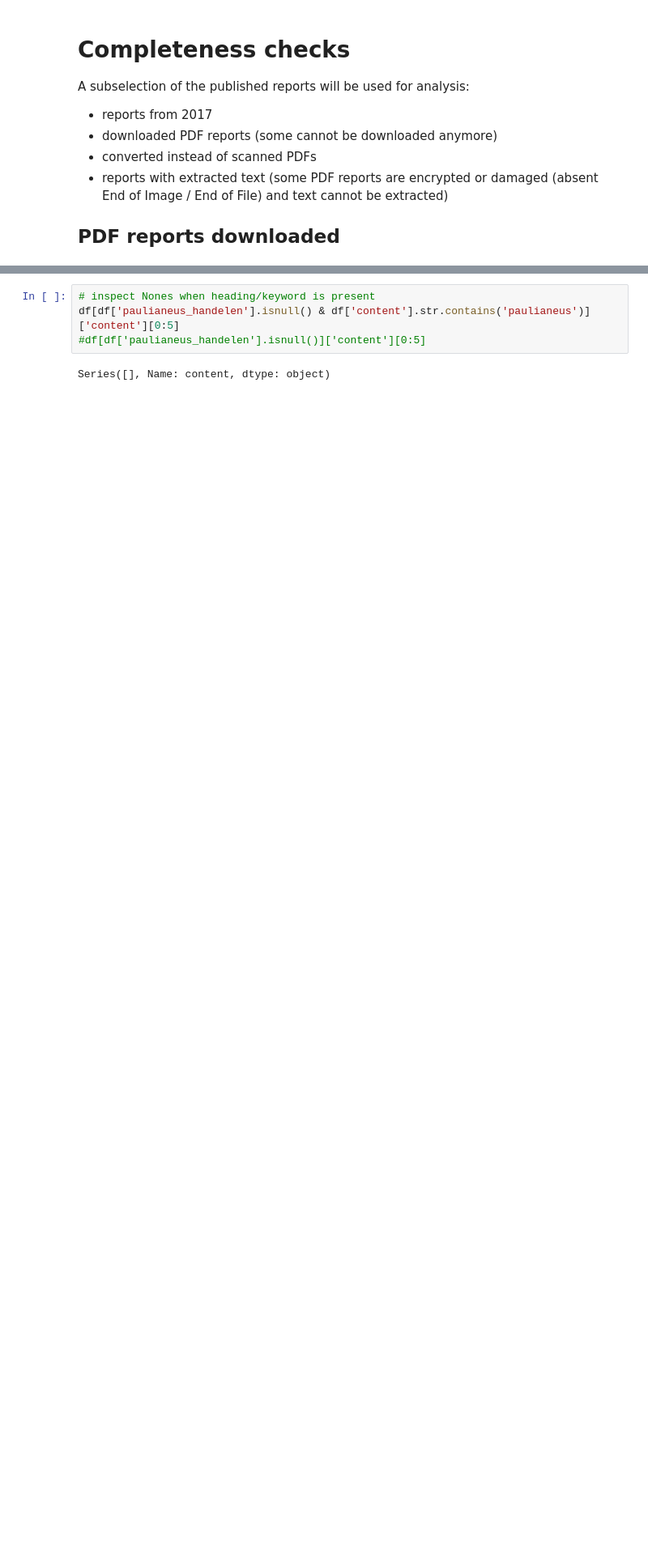
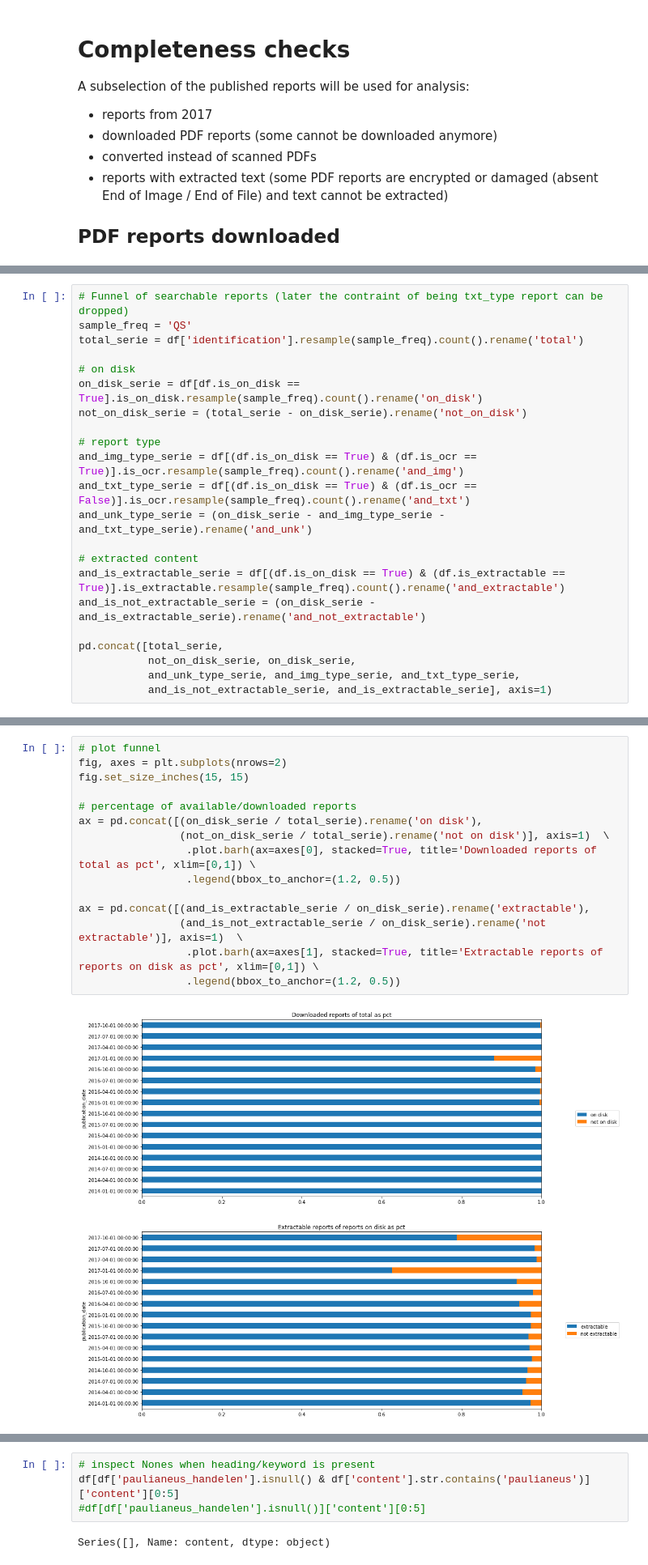
Before and after one commit to quantleap/is-ds-thesis, a Jupyter notebook: notebooks/Reports - dataset description.ipynb, the cells around one changed output, grey strips where cells are left out. Shown at 81% size. Drawn from its saved outputs; the diff is of its cells as text; blank space fills up the shorter version.

```diff
--- a/notebooks/Reports - dataset description.ipynb
+++ b/notebooks/Reports - dataset description.ipynb
@@ -147,0 +104,22 @@ Results: The chart shows download percentage **for all** insolvents. Effort will
+# %%
+# Funnel of searchable reports (later the contraint of being txt_type report can be dropped)
+sample_freq = 'QS'
+total_serie = df['identification'].resample(sample_freq).count().rename('total')
+
+# on disk
+on_disk_serie = df[df.is_on_disk == True].is_on_disk.resample(sample_freq).count().rename('on_disk')
+not_on_disk_serie = (total_serie - on_disk_serie).rename('not_on_disk')
+
+# report type
+and_img_type_serie = df[(df.is_on_disk == True) & (df.is_ocr == True)].is_ocr.resample(sample_freq).count().rename('and_img')
+and_txt_type_serie = df[(df.is_on_disk == True) & (df.is_ocr == False)].is_ocr.resample(sample_freq).count().rename('and_txt')
+and_unk_type_serie = (on_disk_serie - and_img_type_serie - and_txt_type_serie).rename('and_unk')
+
+# extracted content
+and_is_extractable_serie = df[(df.is_on_disk == True) & (df.is_extractable == True)].is_extractable.resample(sample_freq).count().rename('and_extractable')
+and_is_not_extractable_serie = (on_disk_serie - and_is_extractable_serie).rename('and_not_extractable')
+
+pd.concat([total_serie,
+           not_on_disk_serie, on_disk_serie,
+           and_unk_type_serie, and_img_type_serie, and_txt_type_serie,
+           and_is_not_extractable_serie, and_is_extractable_serie], axis=1)
@@ -147,0 +145,17 @@ Results: The chart shows download percentage **for all** insolvents. Effort will
+# %%
+# plot funnel
+fig, axes = plt.subplots(nrows=2)
+fig.set_size_inches(15, 15)
+
+# percentage of available/downloaded reports
+ax = pd.concat([(on_disk_serie / total_serie).rename('on disk'),
+                (not_on_disk_serie / total_serie).rename('not on disk')], axis=1)  \
+                 .plot.barh(ax=axes[0], stacked=True, title='Downloaded reports of total as pct', xlim=[0,1]) \
+                 .legend(bbox_to_anchor=(1.2, 0.5))
+
+ax = pd.concat([(and_is_extractable_serie / on_disk_serie).rename('extractable'),
+                (and_is_not_extractable_serie / on_disk_serie).rename('not extractable')], axis=1)  \
+                 .plot.barh(ax=axes[1], stacked=True, title='Extractable reports of reports on disk as pct', xlim=[0,1]) \
+                 .legend(bbox_to_anchor=(1.2, 0.5))
+# %% [output]
+[figure, added]
```
Also changed, not shown: parts of 31 cells of this notebook, 15 other files.
